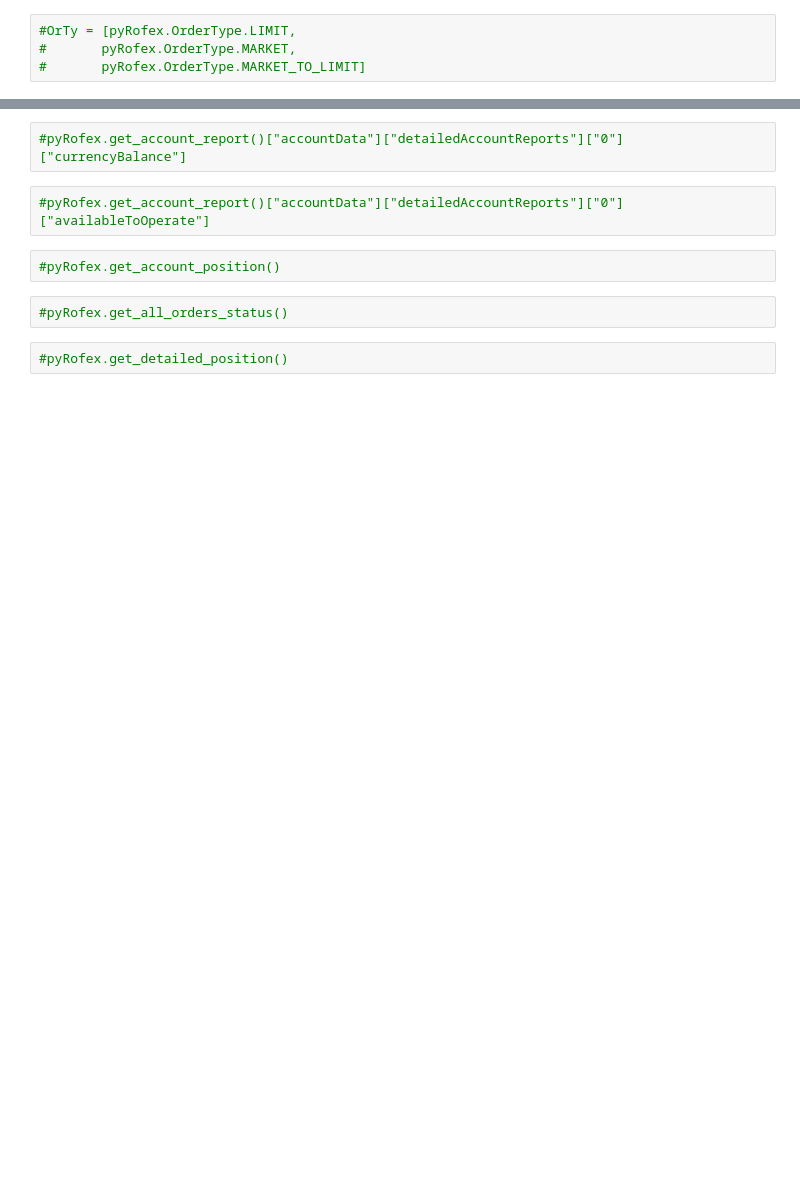
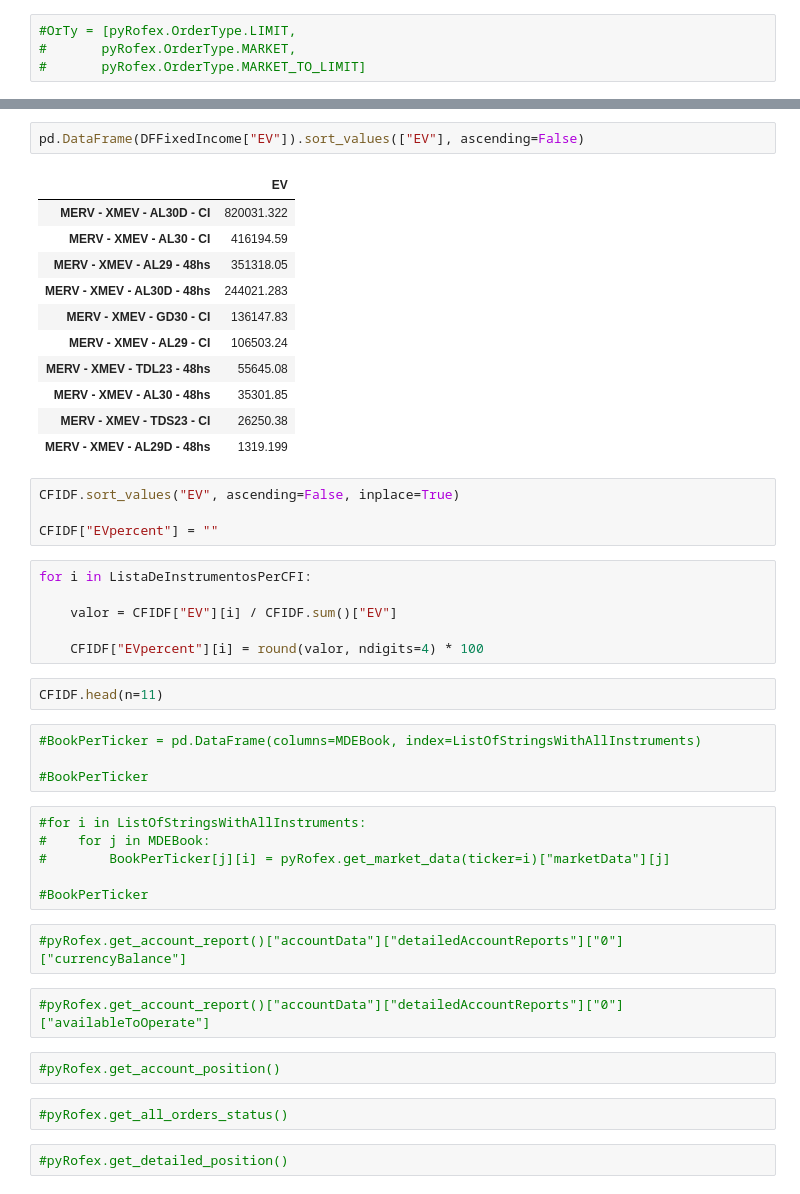
Before and after one commit to maktub5elodin/NoName, a Jupyter notebook: NoName.ipynb, the cells around one changed output, grey strips where cells are left out. Cells and saved outputs as stored; diff of their text form; blank space fills up the shorter version.

```diff
--- a/NoName.ipynb
+++ b/NoName.ipynb
@@ -54,3 +222,39 @@ CFI = ['DBXXFR', 'DBXXXX', 'EMXXXX', 'ESXXXX', 'FXXXSX', 'FXXXXX', 'MRIXXX', 'OC
+# %%
+pd.DataFrame(DFFixedIncome["EV"]).sort_values(["EV"], ascending=False)
+# %% [output]
+|  | EV |
+| MERV - XMEV - AL30D - CI | 820031.322 |
+| MERV - XMEV - AL30 - CI | 416194.59 |
+| MERV - XMEV - AL29 - 48hs | 351318.05 |
+| MERV - XMEV - AL30D - 48hs | 244021.283 |
+| MERV - XMEV - GD30 - CI | 136147.83 |
+| MERV - XMEV - AL29 - CI | 106503.24 |
+| MERV - XMEV - TDL23 - 48hs | 55645.08 |
+| MERV - XMEV - AL30 - 48hs | 35301.85 |
+| MERV - XMEV - TDS23 - CI | 26250.38 |
+| MERV - XMEV - AL29D - 48hs | 1319.199 |
+# %%
+CFIDF.sort_values("EV", ascending=False, inplace=True)
+
+CFIDF["EVpercent"] = ""
+# %%
+for i in ListaDeInstrumentosPerCFI:
+
+    valor = CFIDF["EV"][i] / CFIDF.sum()["EV"]
+
+    CFIDF["EVpercent"][i] = round(valor, ndigits=4) * 100
+# %%
+CFIDF.head(n=11)
+# %%
+#BookPerTicker = pd.DataFrame(columns=MDEBook, index=ListOfStringsWithAllInstruments)
+
+#BookPerTicker
+# %%
+#for i in ListOfStringsWithAllInstruments:
+#    for j in MDEBook:
+#        BookPerTicker[j][i] = pyRofex.get_market_data(ticker=i)["marketData"][j]
+
+#BookPerTicker
 # %%
 #pyRofex.get_account_report()["accountData"]["detailedAccountReports"]["0"]["currencyBalance"]
 # %%
```
Also changed, not shown: parts of 56 cells of this notebook.
